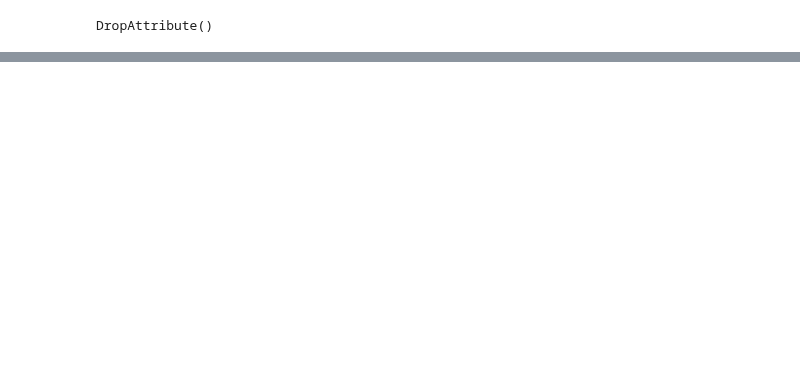
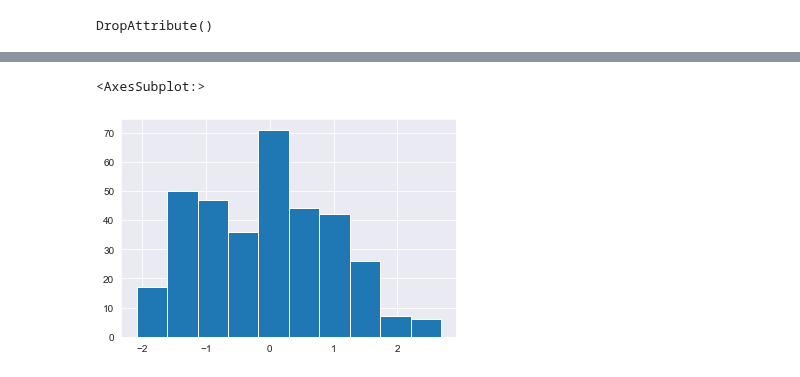
Before and after one commit to mdushetwar/Blood-Donation-Prediction, a Jupyter notebook: BloodDonationPred.ipynb, the cells around one changed output, grey strips where cells are left out. Cells and saved outputs as stored; diff of their text form; code cells hidden in the pictures; blank space fills up the shorter version.

```diff
--- a/BloodDonationPred.ipynb
+++ b/BloodDonationPred.ipynb
@@ -461,0 +626,10 @@ drop.transform(donors_test)
+# %%
+from sklearn.preprocessing import StandardScaler
+scaler= StandardScaler()
+# %%
+transformed_train['number_of_donations']=scaler.fit_transform(transformed_train['number_of_donations'].values.reshape(-1,1))
+# %%
+transformed_train.number_of_donations.hist()
+# %% [output]
+<AxesSubplot:>
+[figure, added]
```
Also changed, not shown: parts of 18 cells of this notebook.
